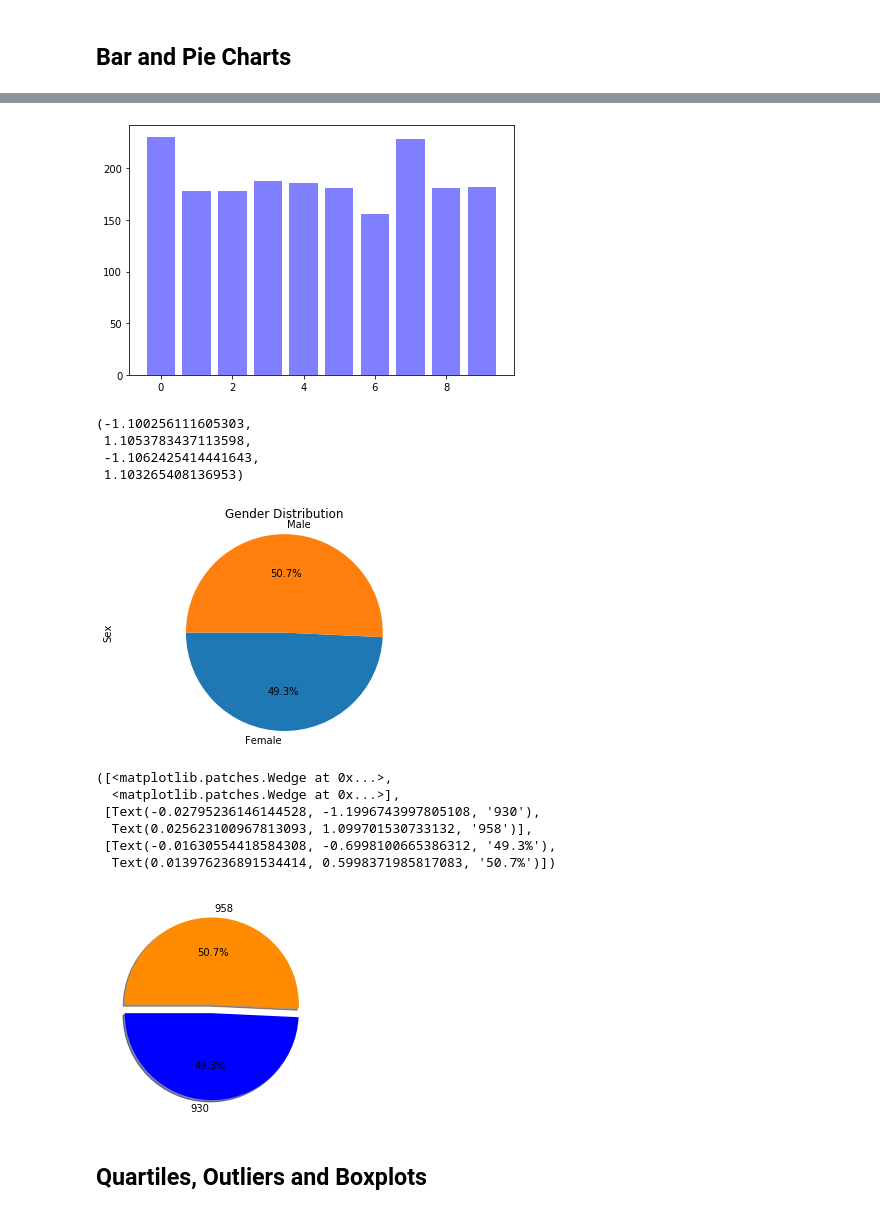
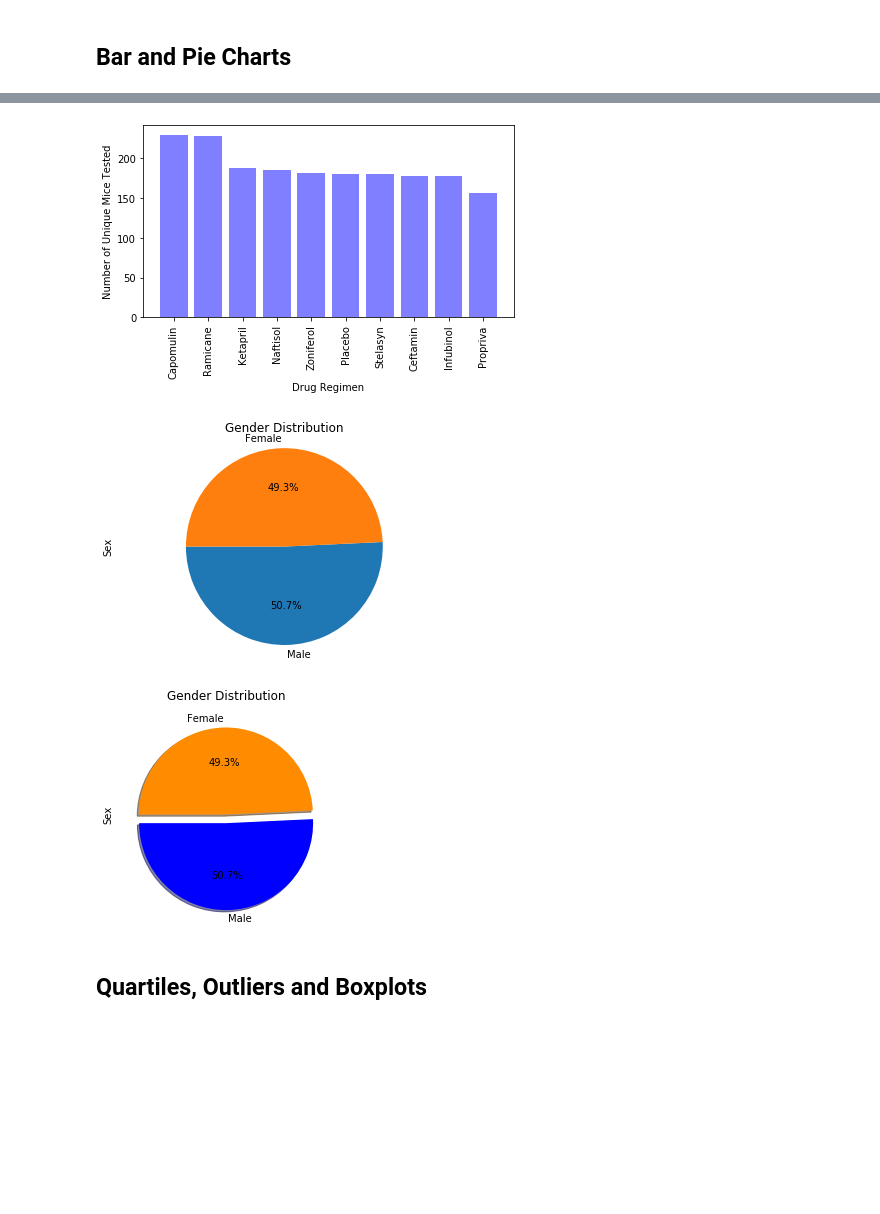
Before and after one commit to mizgutdina/matplotlib-challenge, a Jupyter notebook: pymaceuticals_starter.ipynb, the cells around one changed output, grey strips where cells are left out. Drawn from its saved outputs; the diff is of its cells as text; code cells hidden in the pictures; blank space fills up the shorter version.

```diff
--- a/pymaceuticals_starter.ipynb
+++ b/pymaceuticals_starter.ipynb
@@ -201,16 +215,9 @@ summary_stats_df
 ## Bar and Pie Charts
 # %%
 # Generate a bar plot showing the total number of unique mice tested on each drug regimen using pandas.
-drug_group=clean_df.groupby("Drug Regimen")
-count_drugs=drug_group['Drug Regimen'].count()
+# drug_group=clean_df.groupby("Drug Regimen")
+# count_drugs=drug_group['Drug Regimen'].count()
 #count_drugs
-
-count_chart=count_drugs.plot(kind='bar')
-
-count_chart.set_ylabel("Number of Unique Mice Tested")
-count_chart.set_xlabel("Drug Regimen")
-#plt.figure(20,3)
-plt.tight_layout()
-plot1 = plt.figure(1)
-plt.show()
+drug_group=clean_df["Drug Regimen"].value_counts()
+drug_group
 # %% [output]
@@ -218,51 +245,39 @@ plt.show()
 # %%
 # Generate a bar plot showing the total number of unique mice tested on each drug regimen using pyplot.
-x_axis = np.arange(len(drug_group))
-y_axis = count_drugs
 
-plt.bar(x_axis, y_axis, color='b', alpha=0.5, align='center')
-# tick_locations=[value for value in x_axis]
-# plt.xticks(tick_locations, #?????????????????WHAT DO I PUT HERE, rotation="vertical")
+plt.bar(drug_group.index.values, drug_group.values, color='b', alpha=0.5, align='center')
 
-count_chart.set_ylabel("Number of Unique Mice Tested")
-count_chart.set_xlabel("Drug Regimen")
+plt.xticks(rotation="vertical")
+plt.ylabel("Number of Unique Mice Tested")
+plt.xlabel("Drug Regimen")
 plt.tight_layout()
-#plt.show()
+plt.show()
 # %% [output]
-[figure, old version]
+[figure, new version]
 # %%
 # Generate a pie plot showing the distribution of female versus male mice using pandas
-gender_group=clean_df.groupby("Sex")
-count_gender=gender_group['Sex'].count()
-count_gender
+gender_group=clean_df["Sex"].value_counts()
+gender_group
 
-gender_pie=count_gender.plot(kind="pie", y="Sex",startangle=180,autopct='%1.1f%%', title="Gender Distribution")
+gender_pie=gender_group.plot(kind="pie", y="Sex",startangle=180,autopct='%1.1f%%', title="Gender Distribution")
 gender_pie.set_ylabel("Sex")
 plt.axis("equal")
+plt.show()
 # %% [output]
-(-1.100256111605303,
- 1.1053783437113598,
- -1.1062425414441643,
- 1.103265408136953)
-[figure, old version]
+[figure, new version]
 # %%
 # Generate a pie plot showing the distribution of female versus male mice using pyplot
-labels = count_gender #["Female", "Male"]
-sizes = count_gender #[958, 930]
+labels = gender_group.index.values
+sizes = gender_group
 colors=['blue', 'darkorange']
 explode = (0.1, 0)
 plt.pie(sizes, explode=explode, labels=labels, colors=colors,
         autopct="%1.1f%%", shadow=True, startangle=180)
-
-###########HOW DO I PROPERLY LABEL???
+plt.ylabel("Sex")
+plt.title("Gender Distribution")
+plt.show()
 # %% [output]
-([<matplotlib.patches.Wedge at 0x...>,
-  <matplotlib.patches.Wedge at 0x...>],
- [Text(-0.02795236146144528, -1.1996743997805108, '930'),
-  Text(0.025623100967813093, 1.099701530733132, '958')],
- [Text(-0.01630554418584308, -0.6998100665386312, '49.3%'),
-  Text(0.013976236891534414, 0.5998371985817083, '50.7%')])
-[figure, old version]
+[figure, new version]
 # %% [markdown]
 ## Quartiles, Outliers and Boxplots
 # %%
```
Also changed, not shown: parts of 8 cells of this notebook.
